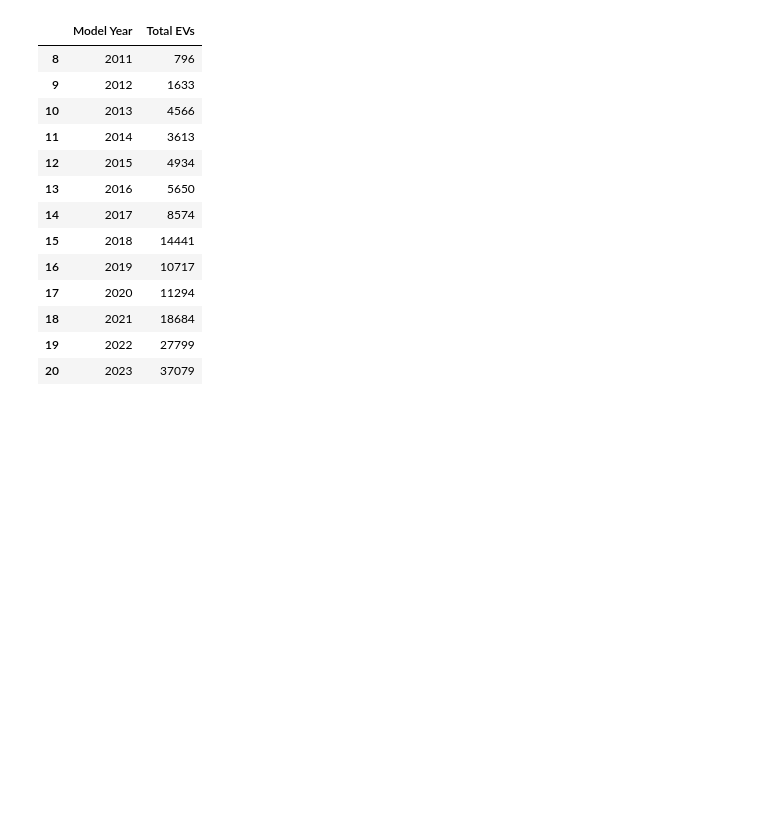
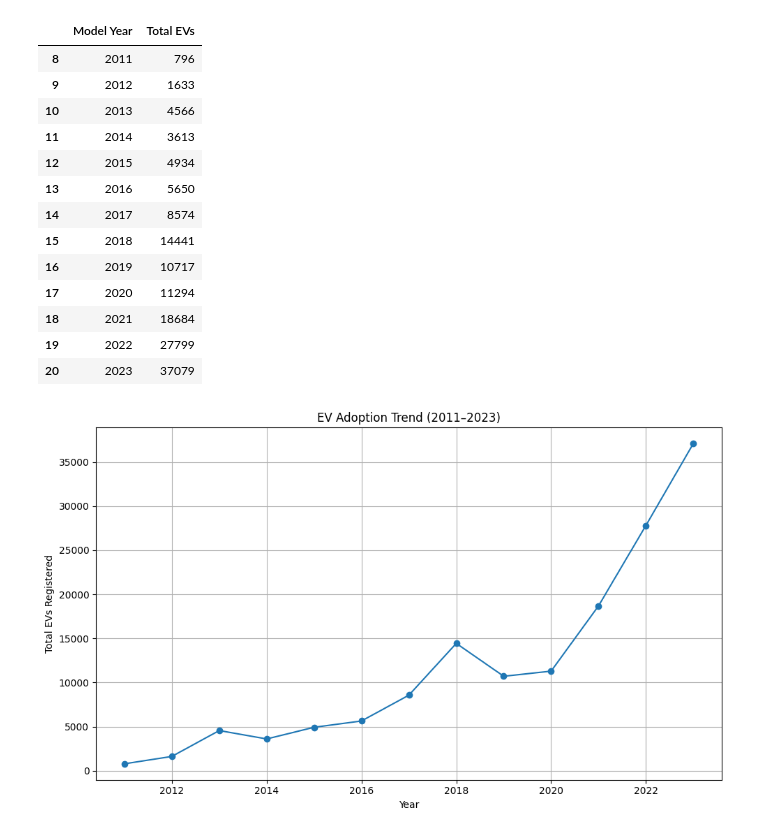
Before and after one commit to Aaryan1901/Electric-Vehicles-Analysis, a Jupyter notebook: ev.ipynb, the cells around one changed output. Saved outputs shown, nothing was run; the diff lists cells and outputs as text; code cells hidden in the pictures; blank space fills up the shorter version.

```diff
--- a/ev.ipynb
+++ b/ev.ipynb
@@ -99,3 +99,14 @@ ev_by_year
 | 18 | 2021 | 18684 |
 | 19 | 2022 | 27799 |
 | 20 | 2023 | 37079 |
+# %%
+plt.figure(figsize=(10, 6))
+plt.plot(ev_by_year["Model Year"], ev_by_year["Total EVs"], marker='o', linestyle='-')
+plt.title("EV Adoption Trend (2011–2023)")
+plt.xlabel("Year")
+plt.ylabel("Total EVs Registered")
+plt.grid(True)
+plt.tight_layout()
+plt.show()
+# %% [output]
+[figure, added]
```
